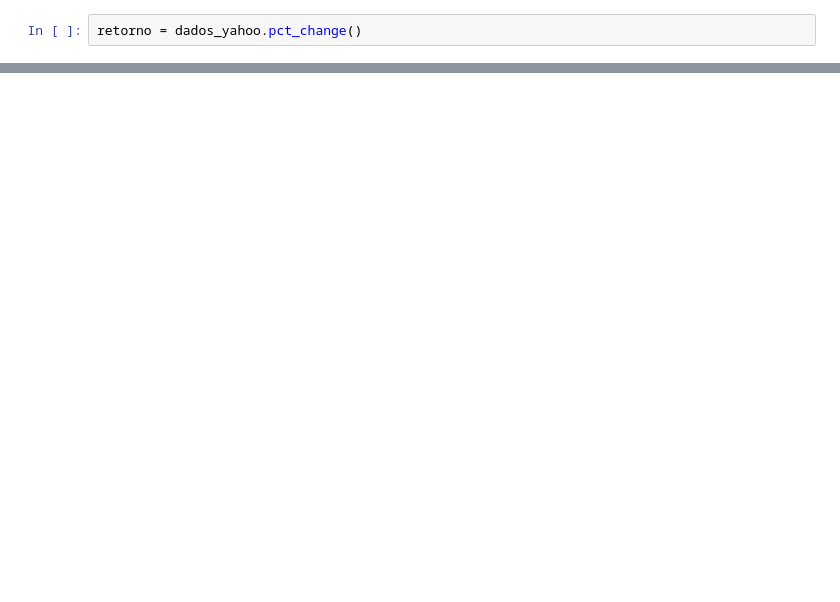
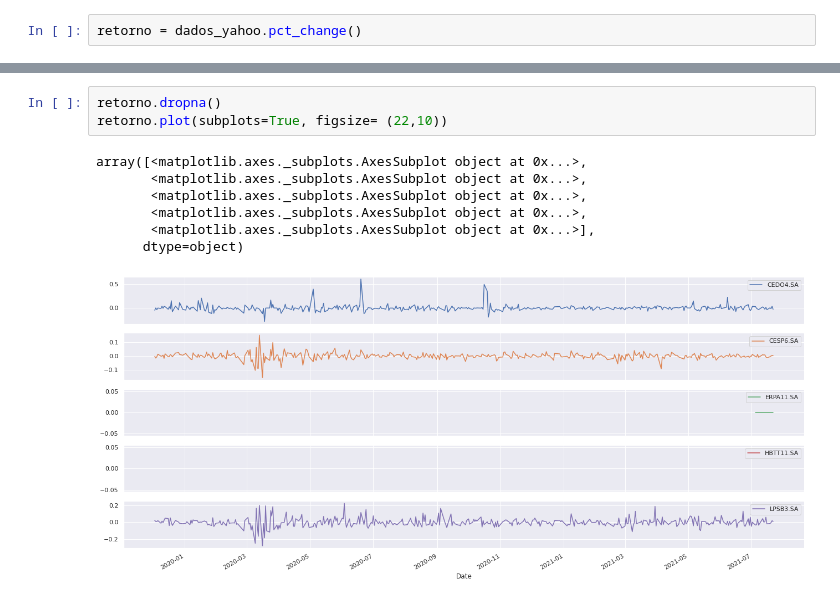
Before and after one commit to victorjorgeecono/Carteira_aleatoria_acoes, a Jupyter notebook: 2_Carteira_Aleatória.ipynb, the cells around one changed output, grey strips where cells are left out. Cells and saved outputs as stored; diff of their text form; blank space fills up the shorter version.

```diff
--- a/2_Carteira_Aleatória.ipynb
+++ b/2_Carteira_Aleatória.ipynb
@@ -57,0 +48,11 @@ retorno = dados_yahoo.pct_change()
+# %%
+retorno.dropna()
+retorno.plot(subplots=True, figsize= (22,10))
+# %% [output]
+array([<matplotlib.axes._subplots.AxesSubplot object at 0x...>,
+       <matplotlib.axes._subplots.AxesSubplot object at 0x...>,
+       <matplotlib.axes._subplots.AxesSubplot object at 0x...>,
+       <matplotlib.axes._subplots.AxesSubplot object at 0x...>,
+       <matplotlib.axes._subplots.AxesSubplot object at 0x...>],
+      dtype=object)
+[figure, added]
```
Also changed, not shown: parts of 6 cells of this notebook.
